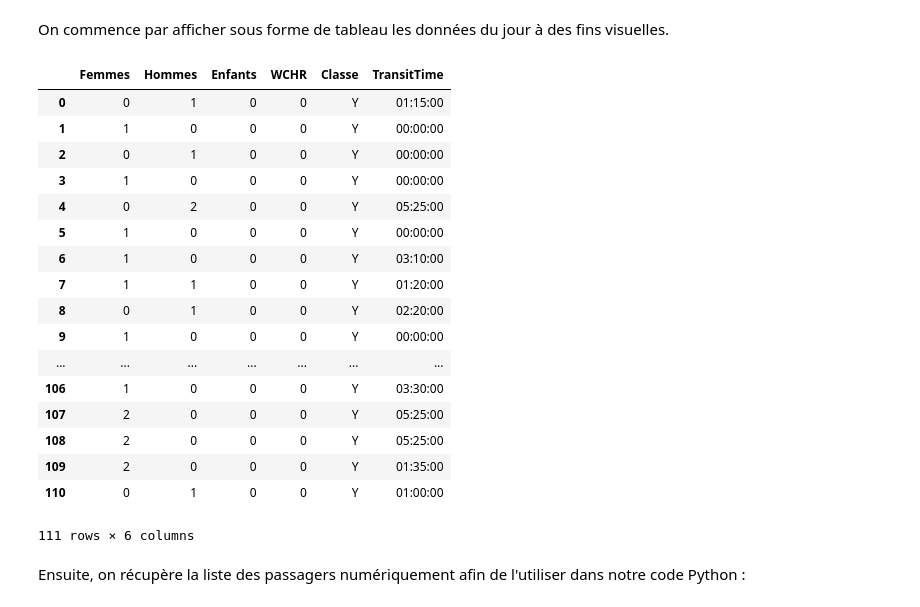
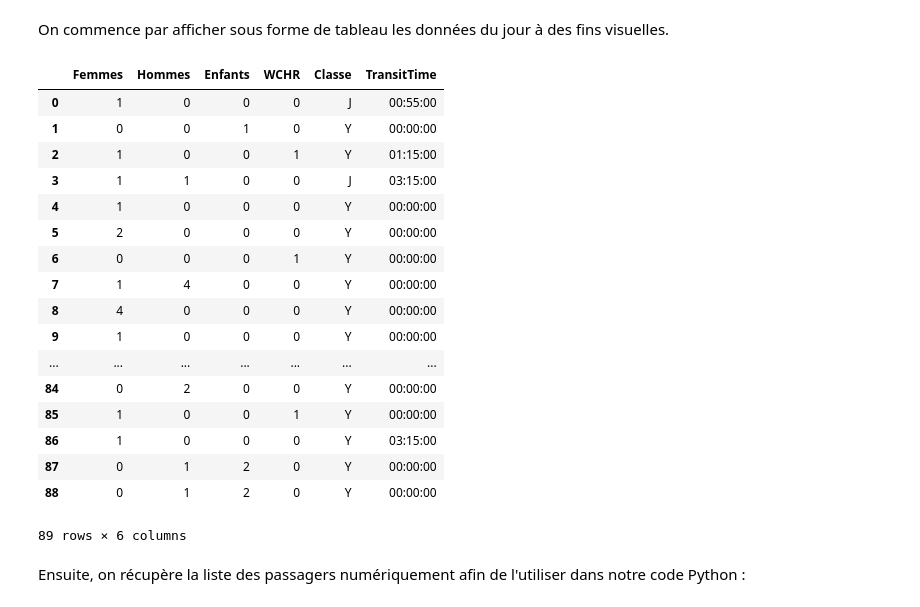
Before and after one commit to tonywu71/AirFrance-Seating-Optimization, a Jupyter notebook: Placement_des_Passagers.ipynb, the cells around one changed output. Drawn from its saved outputs; the diff is of its cells as text; code cells hidden in the pictures.

```diff
--- a/Placement_des_Passagers.ipynb
+++ b/Placement_des_Passagers.ipynb
@@ -436,27 +444,27 @@ def get_filepath(date, data_source='data'):
 # %% [markdown]
 On commence par afficher sous forme de tableau les données du jour à des fins visuelles.
 # %%
-df = read_and_preprocess('7Nov')
+df = read_and_preprocess('17Nov')
 df # Affichage
 # %% [output]
 |  | Femmes | Hommes | Enfants | WCHR | Classe | TransitTime |
-| 0 | 0 | 1 | 0 | 0 | Y | 01:15:00 |
-| 1 | 1 | 0 | 0 | 0 | Y | 00:00:00 |
-| 2 | 0 | 1 | 0 | 0 | Y | 00:00:00 |
-| 3 | 1 | 0 | 0 | 0 | Y | 00:00:00 |
-| 4 | 0 | 2 | 0 | 0 | Y | 05:25:00 |
-| 5 | 1 | 0 | 0 | 0 | Y | 00:00:00 |
-| 6 | 1 | 0 | 0 | 0 | Y | 03:10:00 |
-| 7 | 1 | 1 | 0 | 0 | Y | 01:20:00 |
-| 8 | 0 | 1 | 0 | 0 | Y | 02:20:00 |
+| 0 | 1 | 0 | 0 | 0 | J | 00:55:00 |
+| 1 | 0 | 0 | 1 | 0 | Y | 00:00:00 |
+| 2 | 1 | 0 | 0 | 1 | Y | 01:15:00 |
+| 3 | 1 | 1 | 0 | 0 | J | 03:15:00 |
+| 4 | 1 | 0 | 0 | 0 | Y | 00:00:00 |
+| 5 | 2 | 0 | 0 | 0 | Y | 00:00:00 |
+| 6 | 0 | 0 | 0 | 1 | Y | 00:00:00 |
+| 7 | 1 | 4 | 0 | 0 | Y | 00:00:00 |
+| 8 | 4 | 0 | 0 | 0 | Y | 00:00:00 |
 | 9 | 1 | 0 | 0 | 0 | Y | 00:00:00 |
 | ... | ... | ... | ... | ... | ... | ... |
-| 106 | 1 | 0 | 0 | 0 | Y | 03:30:00 |
-| 107 | 2 | 0 | 0 | 0 | Y | 05:25:00 |
-| 108 | 2 | 0 | 0 | 0 | Y | 05:25:00 |
-| 109 | 2 | 0 | 0 | 0 | Y | 01:35:00 |
-| 110 | 0 | 1 | 0 | 0 | Y | 01:00:00 |
+| 84 | 0 | 2 | 0 | 0 | Y | 00:00:00 |
+| 85 | 1 | 0 | 0 | 1 | Y | 00:00:00 |
+| 86 | 1 | 0 | 0 | 0 | Y | 03:15:00 |
+| 87 | 0 | 1 | 2 | 0 | Y | 00:00:00 |
+| 88 | 0 | 1 | 2 | 0 | Y | 00:00:00 |
-111 rows × 6 columns
+89 rows × 6 columns
 # %% [markdown]
 Ensuite, on récupère la liste des passagers numériquement afin de l'utiliser dans notre code Python :
 # %%
```
Also changed, not shown: parts of 11 cells of this notebook.
